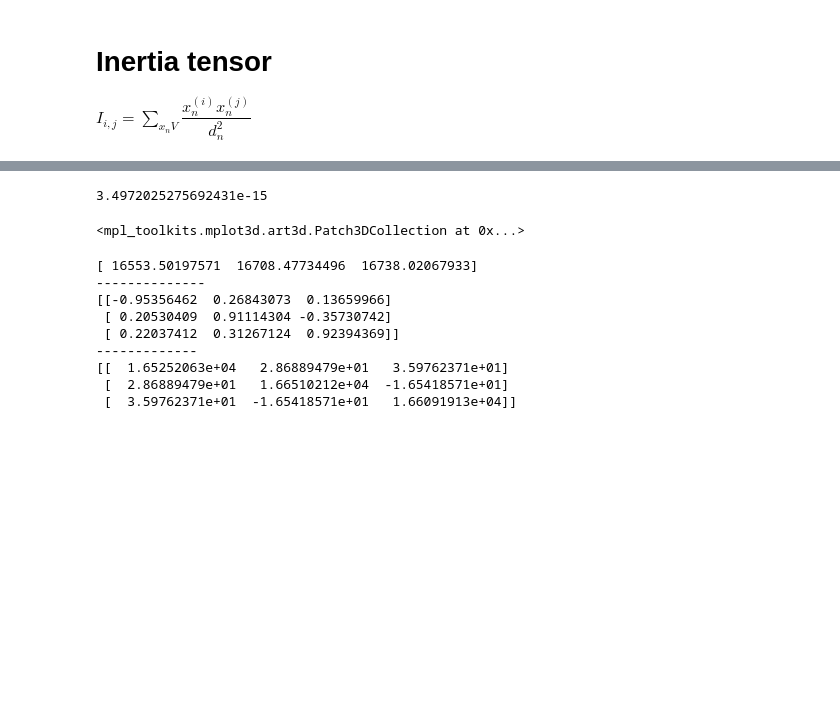
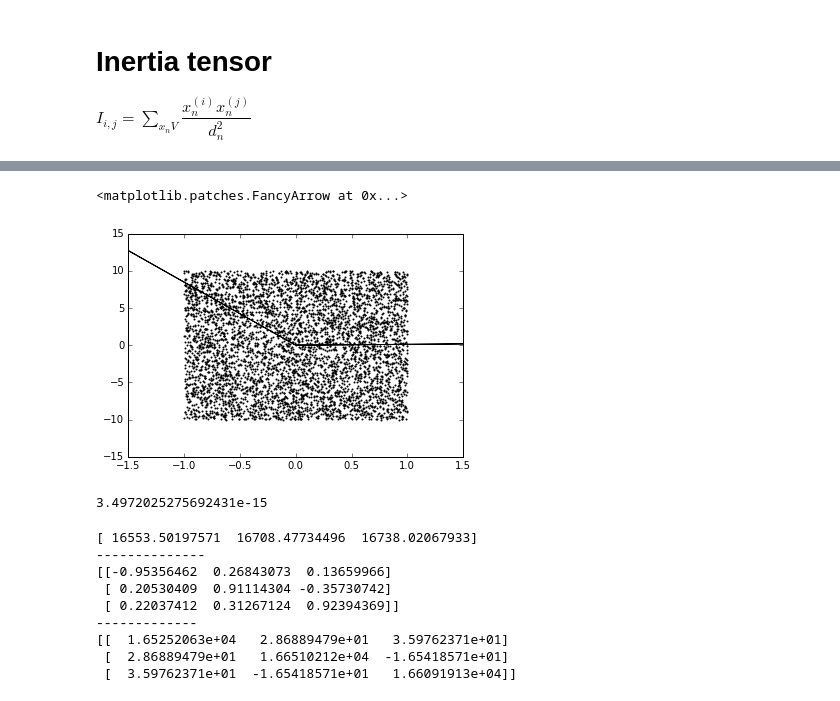
Before and after one commit to jngaravitoc/shapes, a Jupyter notebook: Shapes.ipynb, the cells around one changed output, grey strips where cells are left out. Cells and saved outputs as stored; diff of their text form; code cells hidden in the pictures; blank space fills up the shorter version.

```diff
--- a/Shapes.ipynb
+++ b/Shapes.ipynb
@@ -71,3 +79,14 @@ print X
+# %%
+fig = plt.figure()
+scatter(Y, Z, s=1)
+#ylim(-4000, 8000)
+#xlim(-4000, 4000)
+plt.arrow(0, 0, evec[0][1] * np.sqrt(eival[0]), evec[0][2] * np.sqrt(eival[0]), head_width=0.05, head_length=0.1, fc='k', ec='k')
+plt.arrow(0, 0, evec[1][1] * np.sqrt(eival[1]), evec[1][2] * np.sqrt(eival[1]), head_width=0.05, head_length=0.1, fc='k', ec='k')
+plt.arrow(0, 0, evec[2][1] * np.sqrt(eival[2]), evec[2][2] * np.sqrt(eival[2]), head_width=0.05, head_length=0.1, fc='k', ec='k')
+# %% [output]
+<matplotlib.patches.FancyArrow at 0x...>
+[figure, added]
 # %%
 dot(evec[0], evec[1])
 # %% [output]
@@ -105,11 +112,5 @@ def shape(X, Y, Z, tol):
         #print Ixy, Ixz, Iyx, Iyz, Izx, Izy
     return s, q
-# %%
-fig = plt.figure()
-ax = fig.add_subplot(111, projection='3d')
-ax.scatter(X, Y, Z, s=1)
-# %% [output]
-<mpl_toolkits.mplot3d.art3d.Patch3DCollection at 0x...>
 # %%
 eival, evec = eig(I_test)
 print eival
```
Also changed, not shown: parts of 9 cells of this notebook.
